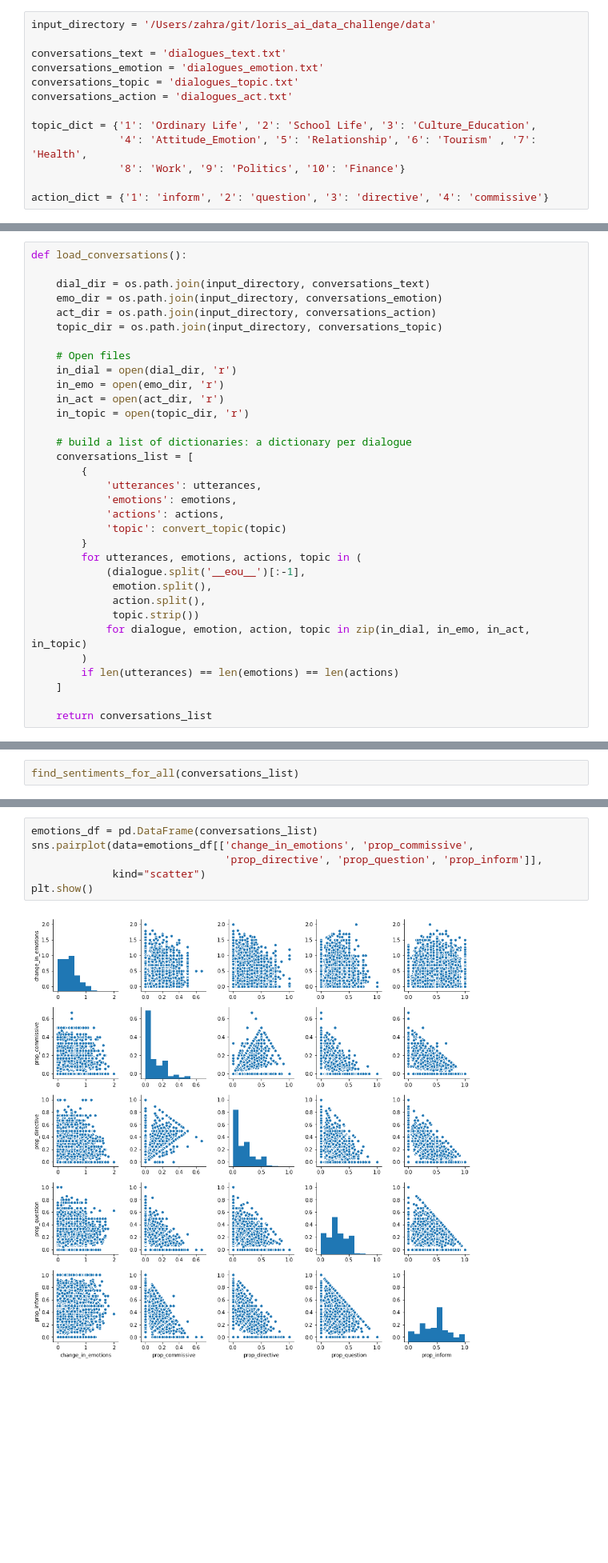
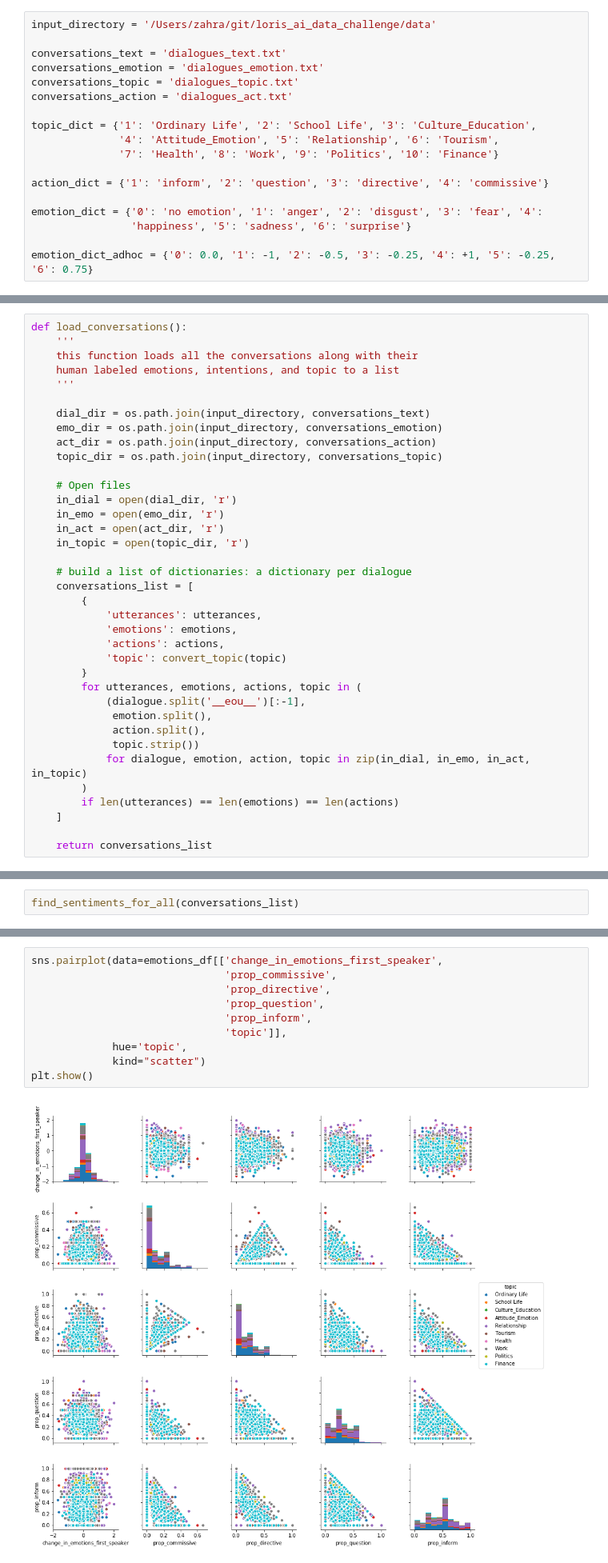
Before and after one commit to zmahoor/loris_ai_data_challenge, a Jupyter notebook: question_1.ipynb, the cells around one changed output, grey strips where cells are left out. Shown at 80% size. Cells and saved outputs as stored; diff of their text form; blank space fills up the shorter version.

Commit message:
question1

```diff
--- a/question_1.ipynb
+++ b/question_1.ipynb
@@ -17,10 +47,15 @@ conversations_topic = 'dialogues_topic.txt'
 conversations_action = 'dialogues_act.txt'
 
 topic_dict = {'1': 'Ordinary Life', '2': 'School Life', '3': 'Culture_Education',
-              '4': 'Attitude_Emotion', '5': 'Relationship', '6': 'Tourism' , '7': 'Health',
-              '8': 'Work', '9': 'Politics', '10': 'Finance'}
+              '4': 'Attitude_Emotion', '5': 'Relationship', '6': 'Tourism',
+              '7': 'Health', '8': 'Work', '9': 'Politics', '10': 'Finance'}
 
 action_dict = {'1': 'inform', '2': 'question', '3': 'directive', '4': 'commissive'}
+
+emotion_dict = {'0': 'no emotion', '1': 'anger', '2': 'disgust', '3': 'fear', '4':
+                'happiness', '5': 'sadness', '6': 'surprise'}
+
+emotion_dict_adhoc = {'0': 0.0, '1': -1, '2': -0.5, '3': -0.25, '4': +1, '5': -0.25, '6': 0.75}
 # %%
 def convert_topic(topic):
     return topic_dict[topic]
@@ -29,6 +64,10 @@ def convert_action(act):
     return action_dict[act]
 # %%
 def load_conversations():
+    '''
+    this function loads all the conversations along with their
+    human labeled emotions, intentions, and topic to a list
+    '''
 
     dial_dir = os.path.join(input_directory, conversations_text)
     emo_dir = os.path.join(input_directory, conversations_emotion)
@@ -229,8 +445,12 @@ find_actions_proportion(conversations_list)
 # %%
-emotions_df = pd.DataFrame(conversations_list)
-sns.pairplot(data=emotions_df[['change_in_emotions', 'prop_commissive',
-                               'prop_directive', 'prop_question', 'prop_inform']],
+sns.pairplot(data=emotions_df[['change_in_emotions_first_speaker',
+                               'prop_commissive',
+                               'prop_directive',
+                               'prop_question',
+                               'prop_inform',
+                               'topic']],
+             hue='topic',
              kind="scatter")
 plt.show()
 # %% [output]
-[figure, old version]
+[figure, new version]
```
Also changed, not shown: parts of 33 cells of this notebook, 2 other files.
